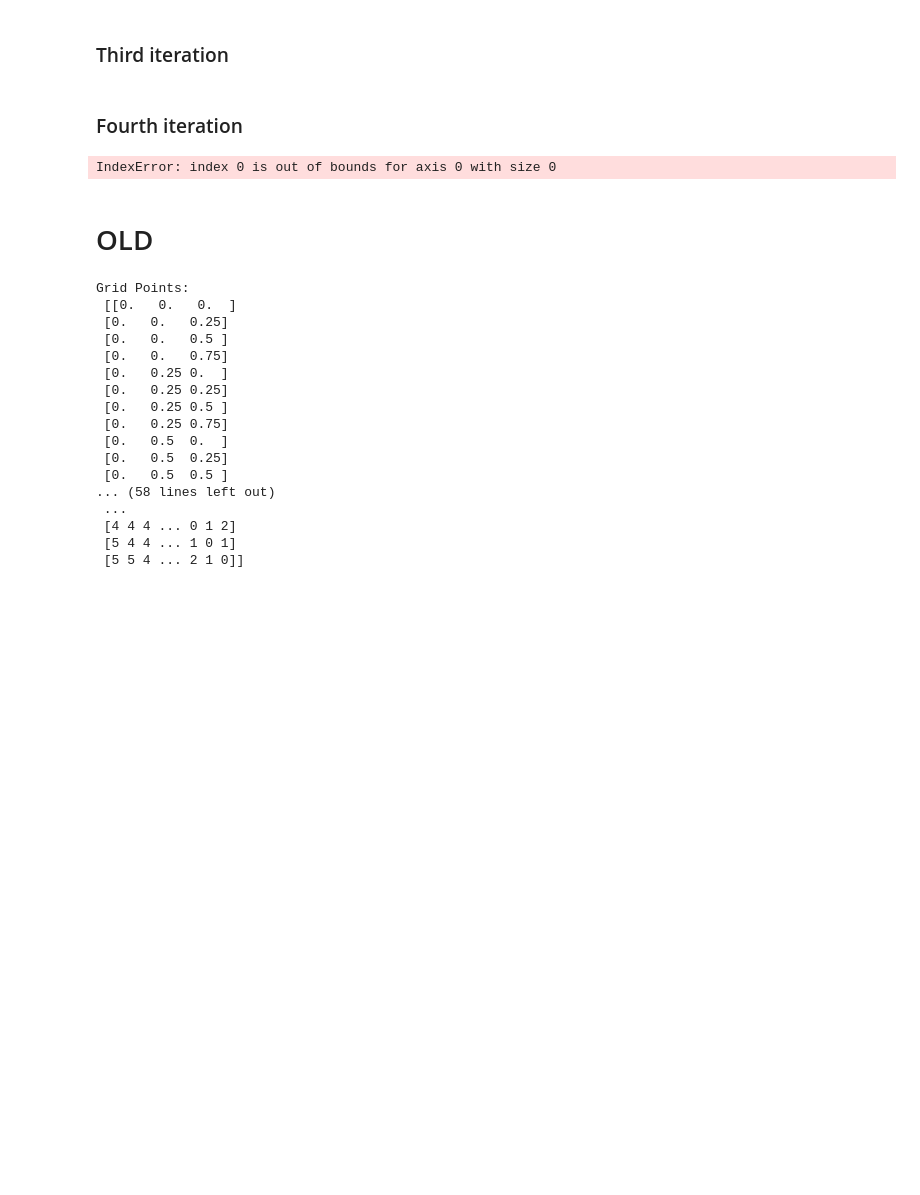
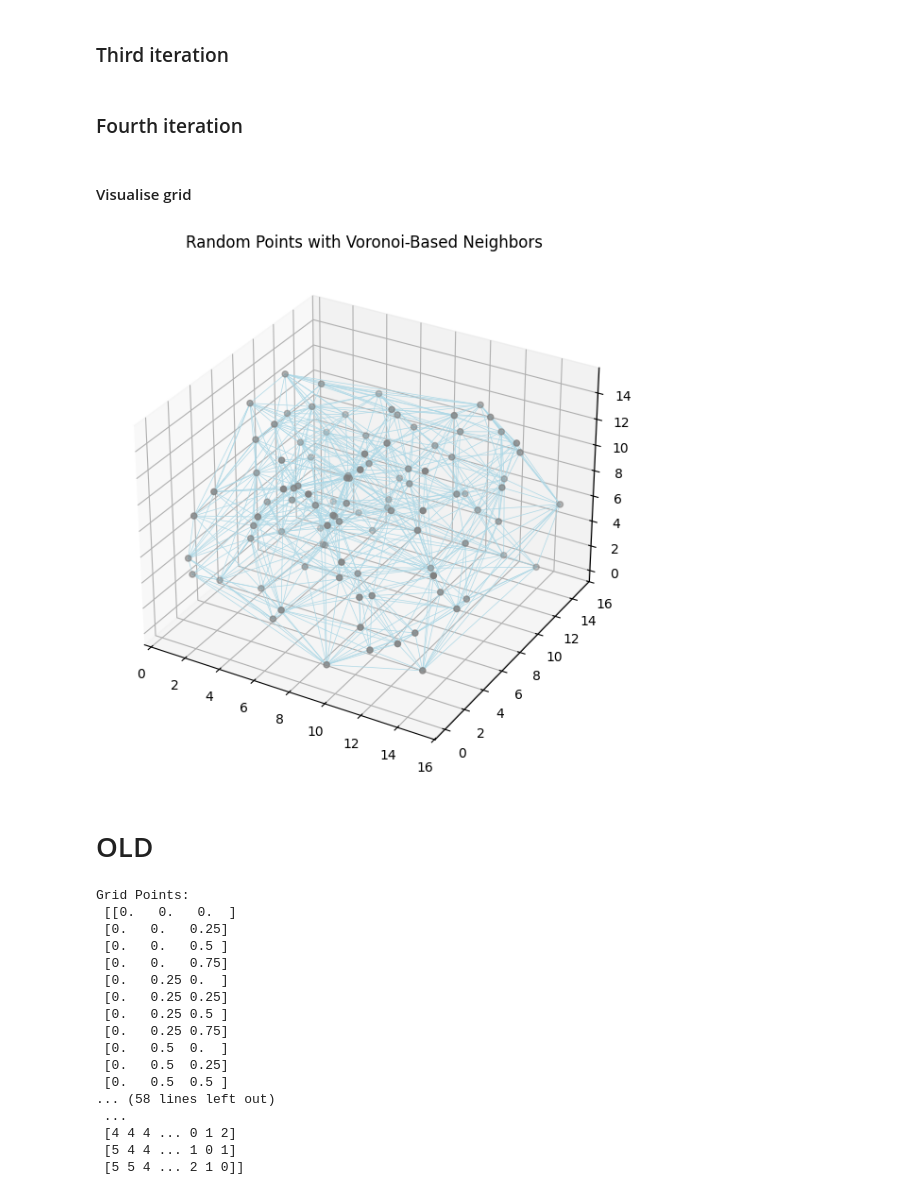
Before and after one commit to cmc-ucl/mace_benchmark, a Jupyter notebook: nanoclusters.ipynb, the cells around one changed output. Drawn from its saved outputs; the diff is of its cells as text; code cells hidden in the pictures; blank space fills up the shorter version.

```diff
--- a/nanoclusters.ipynb
+++ b/nanoclusters.ipynb
@@ -234,0 +313,3 @@ vview(Structure(np.eye(3)*cube_length*grid_size,atom_types,np_coords,coords_are_
+# %%
+for i in range(len(structures)):
+    print(structures[i].info['mace_mp_energy'])
@@ -387,65 +535,34 @@ np_coords, atom_types = generate_voronoi_nanoparticle(
     atom_type_pair=('Mg', 'O')
 )
 vview(Structure(np.eye(3)*cube_length*grid_size,atom_types,np_coords,coords_are_cartesian=True))
+# %% [markdown]
+#### Visualise grid
 # %%
-import matplotlib.pyplot as plt
-from mpl_toolkits.mplot3d import Axes3D
-
-def match_coords_to_indices(coords, points, tol=1e-6):
-    occupied_indices = []
-    for c in coords:
-        diffs = np.linalg.norm(points - c, axis=1)
-        idx = np.argmin(diffs)
-        if diffs[idx] < tol:
-            occupied_indices.append(idx)
-        else:
-            raise ValueError("Coordinate not matched in points array.")
-    return occupied_indices
-
-def visualize_points_with_neighbors(points, neighbor_map, occupied_indices=None, atom_types=None):
-    fig = plt.figure(figsize=(8, 8))
+def visualize_all_points_with_neighbors(points, neighbor_map):
+    fig = plt.figure(figsize=(6, 6))
     ax = fig.add_subplot(111, projection='3d')
 
-    # Optional: color by type
-    color_map = {'A': 'blue', 'B': 'red'}
-    if atom_types is None:
-        ax.scatter(points[:, 0], points[:, 1], points[:, 2], color='gray')
-    else:
-        for i, p in enumerate(points):
-            if i in occupied_indices:
-                c = color_map.get(atom_types[occupied_indices.index(i)], 'black')
-                ax.scatter(*p, color=c, s=50)
+    # Plot all points
+    ax.scatter(points[:, 0], points[:, 1], points[:, 2], color='gray', s=20)
 
-    # Draw lines between neighbors
+    # Draw lines between Voronoi neighbors
     for i, neighbors in neighbor_map.items():
         for j in neighbors:
-            if i < j:  # avoid duplicate lines
+            if i < j:
                 x = [points[i][0], points[j][0]]
                 y = [points[i][1], points[j][1]]
                 z = [points[i][2], points[j][2]]
-                ax.plot(x, y, z, color='lightgray', linewidth=0.5)
+                ax.plot(x, y, z, color='lightblue', linewidth=0.5)
 
-    ax.set_title("Voronoi Neighbors and Atom Positions")
+    ax.set_title("Random Points with Voronoi-Based Neighbors")
     plt.tight_layout()
     plt.show()
-# %%
-coords, types = generate_voronoi_nanoparticle(
-    num_points=100,
-    num_atoms=20,
-    min_distance=1.5,
-    box_size=15,
-    atom_type_pair=('A', 'B')
-)
-
-# Rebuild everything to get full context
-points = generate_random_points(100, 1.5, 15)
-neighbor_map = build_voronoi_neighbors(points)
-
-# Visualize with only the atoms that were placed
-occupied_indices = [np.where((points == c).all(axis=1))[0][0] for c in coords]
-visualize_points_with_neighbors(points, neighbor_map, occupied_indices, types)
-# %% [output]
-IndexError: index 0 is out of bounds for axis 0 with size 0
+# %%
+points = generate_random_points(num_points=100, min_distance=1.5, box_size=15)
+neighbor_map = build_voronoi_neighbors(points)
+visualize_all_points_with_neighbors(points, neighbor_map)
+# %% [output]
+[figure, added]
 # %% [markdown]
 # OLD
 # %%
```
Also changed, not shown: parts of 12 cells of this notebook.
